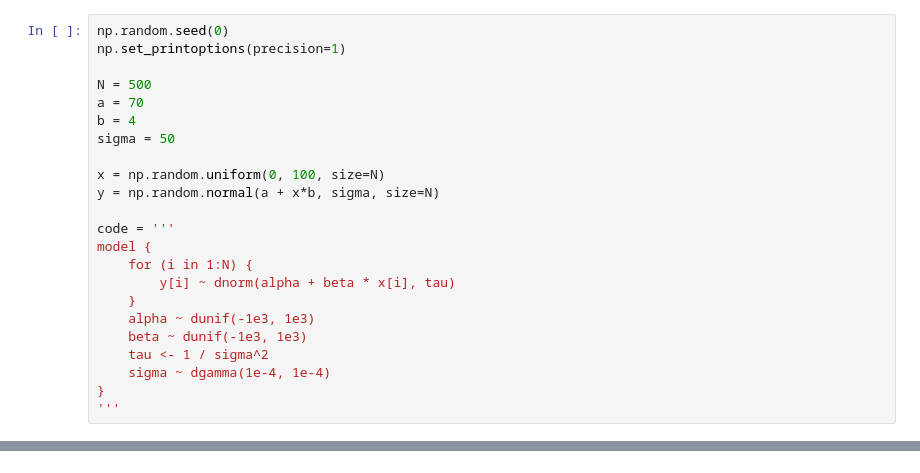
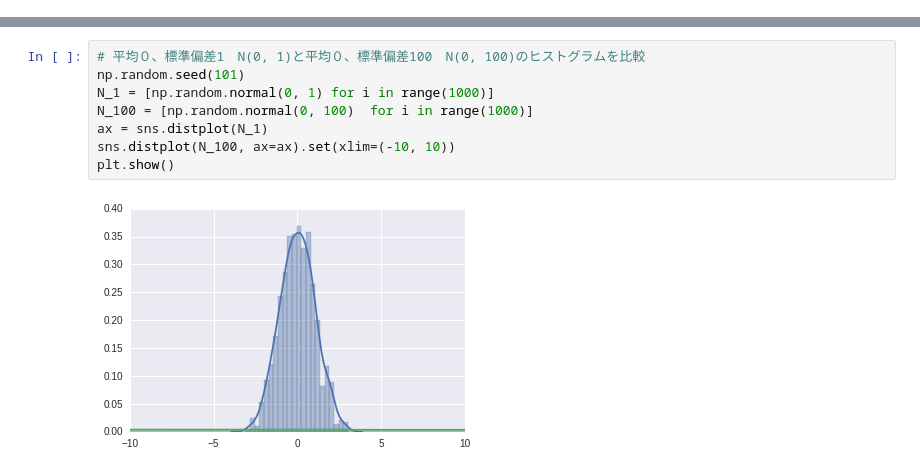
Before and after one commit to take-pwave/notebook, a Jupyter notebook: kubo-book/kubo_book_chap9.ipynb, the cells around one changed output, grey strips where cells are left out. Drawn from its saved outputs; the diff is of its cells as text.

```diff
--- a/kubo-book/kubo_book_chap9.ipynb
+++ b/kubo-book/kubo_book_chap9.ipynb
@@ -6,23 +0,0 @@ import numpy as np
-# %%
-np.random.seed(0)
-np.set_printoptions(precision=1)
-
-N = 500
-a = 70
-b = 4
-sigma = 50
-
-x = np.random.uniform(0, 100, size=N)
-y = np.random.normal(a + x*b, sigma, size=N)
-
-code = '''
-model {
-    for (i in 1:N) {
-        y[i] ~ dnorm(alpha + beta * x[i], tau)
-    }
-    alpha ~ dunif(-1e3, 1e3)
-    beta ~ dunif(-1e3, 1e3)
-    tau <- 1 / sigma^2
-    sigma ~ dgamma(1e-4, 1e-4)
-}
-'''
@@ -28,0 +136,10 @@ model {
+# %%
+# 平均０、標準偏差1　N(0, 1)と平均０、標準偏差100　N(0, 100)のヒストグラムを比較
+np.random.seed(101)
+N_1 = [np.random.normal(0, 1) for i in range(1000)]
+N_100 = [np.random.normal(0, 100)  for i in range(1000)]
+ax = sns.distplot(N_1)
+sns.distplot(N_100, ax=ax).set(xlim=(-10, 10))
+plt.show()
+# %% [output]
+[figure, added]
```
Also changed, not shown: parts of 44 cells of this notebook, 13 other files.
